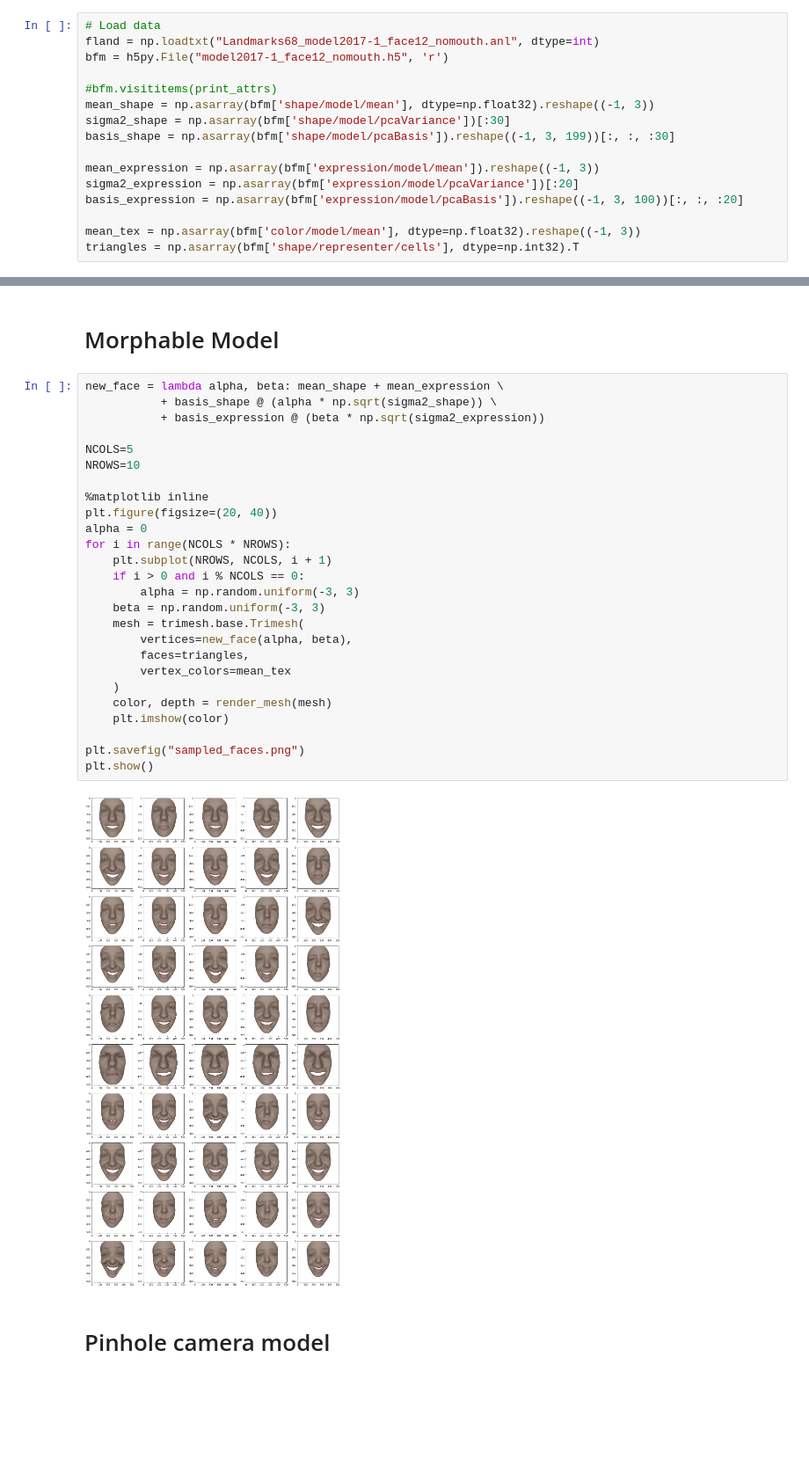
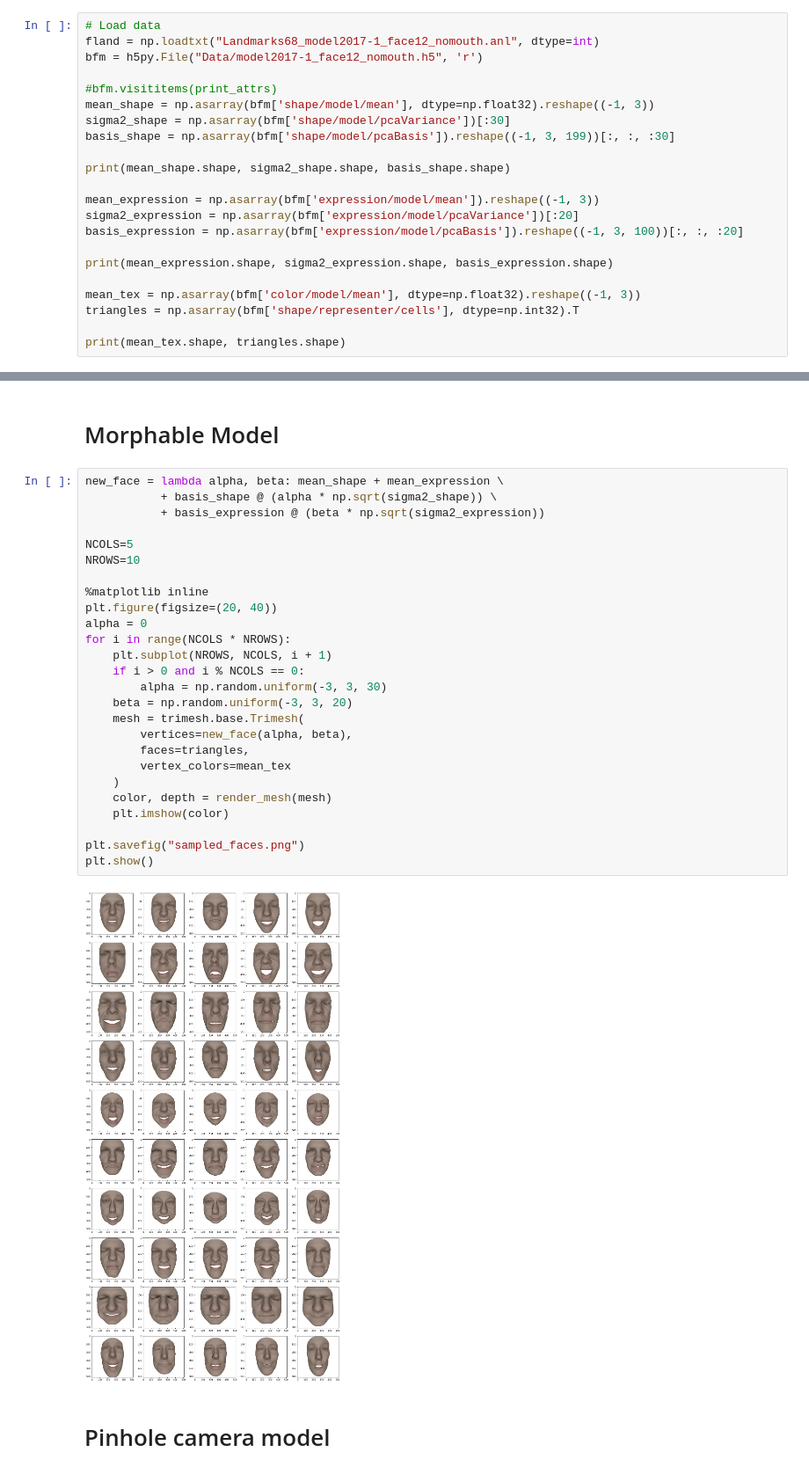
Before and after one commit to dbtmpl/Computer-Vision-2, a Jupyter notebook: Assignment_3/solution.ipynb, the cells around one changed output, grey strips where cells are left out. Shown at 88% size. Saved outputs shown, nothing was run; the diff lists cells and outputs as text; blank space fills up the shorter version.

```diff
--- a/Assignment_3/solution.ipynb
+++ b/Assignment_3/solution.ipynb
@@ -12,16 +15,22 @@ from ipywidgets import *
 # %%
 # Load data
 fland = np.loadtxt("Landmarks68_model2017-1_face12_nomouth.anl", dtype=int)
-bfm = h5py.File("model2017-1_face12_nomouth.h5", 'r')
+bfm = h5py.File("Data/model2017-1_face12_nomouth.h5", 'r')
 
 #bfm.visititems(print_attrs)
 mean_shape = np.asarray(bfm['shape/model/mean'], dtype=np.float32).reshape((-1, 3))
 sigma2_shape = np.asarray(bfm['shape/model/pcaVariance'])[:30]
 basis_shape = np.asarray(bfm['shape/model/pcaBasis']).reshape((-1, 3, 199))[:, :, :30]
 
+print(mean_shape.shape, sigma2_shape.shape, basis_shape.shape)
+
 mean_expression = np.asarray(bfm['expression/model/mean']).reshape((-1, 3))
 sigma2_expression = np.asarray(bfm['expression/model/pcaVariance'])[:20]
 basis_expression = np.asarray(bfm['expression/model/pcaBasis']).reshape((-1, 3, 100))[:, :, :20]
 
+print(mean_expression.shape, sigma2_expression.shape, basis_expression.shape)
+
 mean_tex = np.asarray(bfm['color/model/mean'], dtype=np.float32).reshape((-1, 3))
 triangles = np.asarray(bfm['shape/representer/cells'], dtype=np.int32).T
+
+print(mean_tex.shape, triangles.shape)
@@ -72,31 +92,31 @@ mesh.show()
 # %%
 new_face = lambda alpha, beta: mean_shape + mean_expression \
            + basis_shape @ (alpha * np.sqrt(sigma2_shape)) \
            + basis_expression @ (beta * np.sqrt(sigma2_expression))
 
 NCOLS=5
 NROWS=10
 
 %matplotlib inline
 plt.figure(figsize=(20, 40))
 alpha = 0
 for i in range(NCOLS * NROWS):
     plt.subplot(NROWS, NCOLS, i + 1)
     if i > 0 and i % NCOLS == 0:
-        alpha = np.random.uniform(-3, 3)
-    beta = np.random.uniform(-3, 3)
+        alpha = np.random.uniform(-3, 3, 30)
+    beta = np.random.uniform(-3, 3, 20)
     mesh = trimesh.base.Trimesh(
         vertices=new_face(alpha, beta),
         faces=triangles,
         vertex_colors=mean_tex
     )
     color, depth = render_mesh(mesh)
     plt.imshow(color)
 
 plt.savefig("sampled_faces.png")
 plt.show()
 # %% [output]
-[figure, old version]
+[figure, new version]
 # %% [markdown]
 # Pinhole camera model
 # %% [markdown]
```
Also changed, not shown: parts of 11 cells of this notebook, 5 other files.
